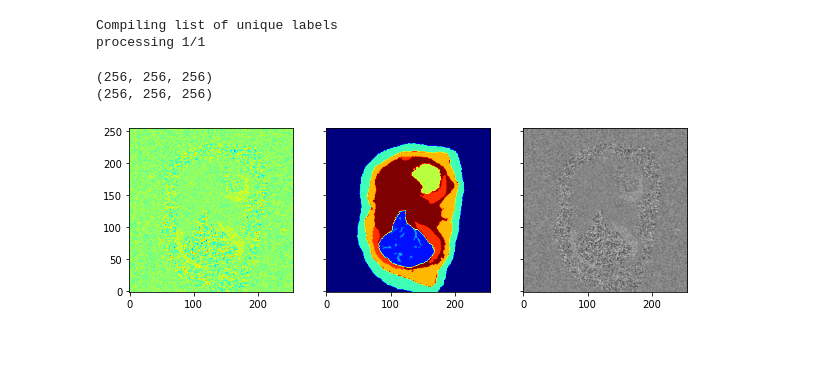
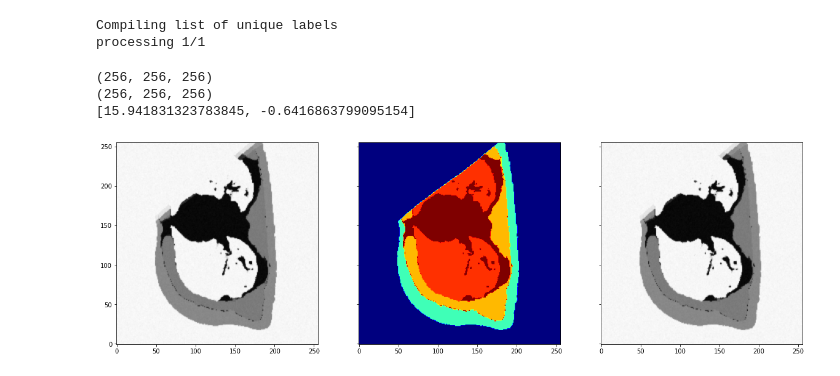
Before and after one commit to cjbueloMP/lab2im, a Jupyter notebook: liver_example.ipynb, the cells around one changed output. Saved outputs shown, nothing was run; the diff lists cells and outputs as text; code cells hidden in the pictures; blank space fills up the shorter version.

```diff
--- a/liver_example.ipynb
+++ b/liver_example.ipynb
@@ -198,18 +202,20 @@ processing 1/1
 # %%
 os.chdir('/raid/generated_images/')
 im = nb.load('chi_0.nii.gz')
 label = nb.load('chi_labels_0.nii.gz')
 im = np.array(im.dataobj)
 print(im.shape)
 label = np.array(label.dataobj)
 print(label.shape)
-sl = 180
-fig, (ax1, ax2, ax3) = plt.subplots(1,3,sharey=True,figsize=(10,10))
-ax1.imshow(im[:,:,sl],origin='lower',cmap='jet')
+sl = 240
+fig, (ax1, ax2, ax3) = plt.subplots(1,3,sharey=True,figsize=(20,20))
+ax1.imshow(-1*im[:,:,sl],origin='lower',cmap='gray')
+print([np.amax(im),np.amin(im)])
 ax2.imshow(label[:,:,sl],origin='lower',cmap='jet')
-ax3.imshow(im[:,:,sl],origin='lower',cmap='gray')
+ax3.imshow(-1*im[:,:,sl],origin='lower',cmap='gray')
 plt.show()
 # %% [output]
 (256, 256, 256)
 (256, 256, 256)
+[15.941831323783845, -0.6416863799095154]
-[figure, old version]
+[figure, new version]
```
Also changed, not shown: parts of 2 cells of this notebook, 3 other files.
